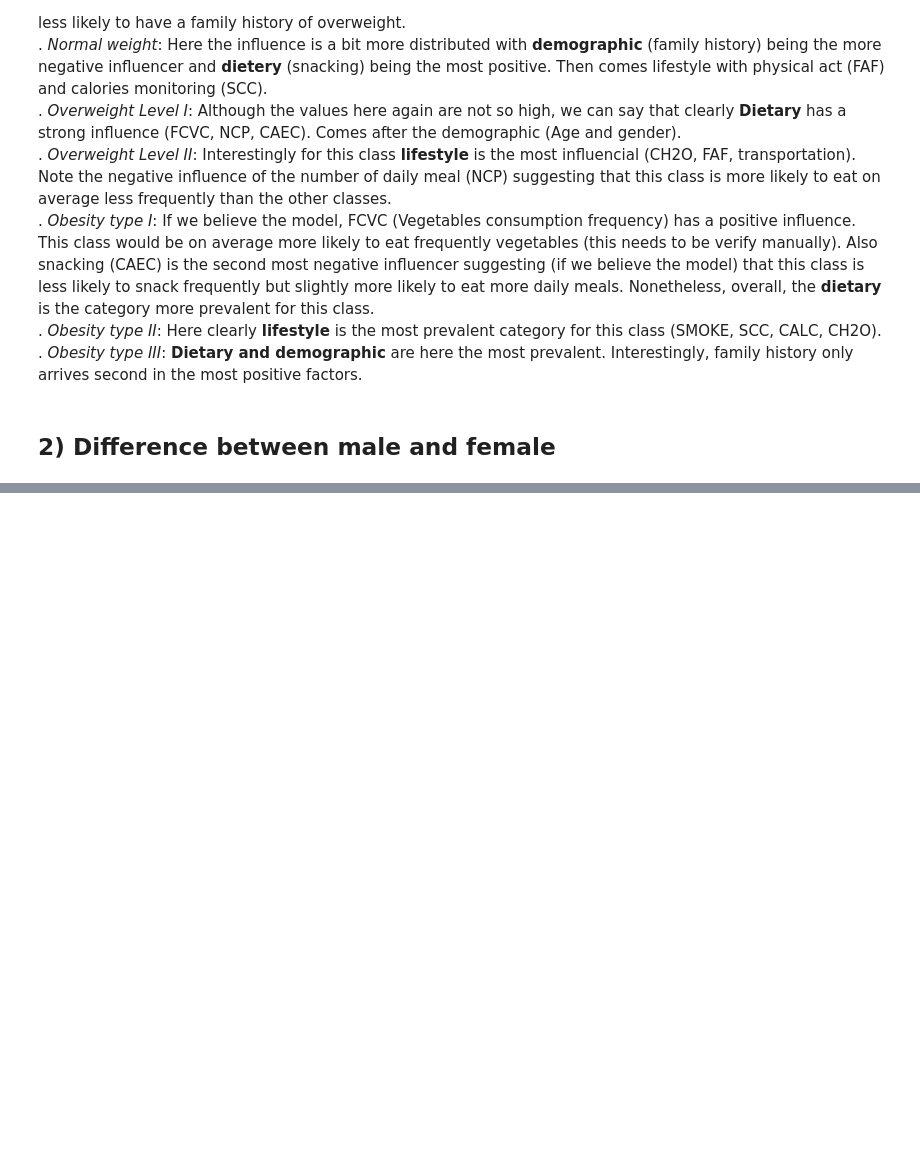
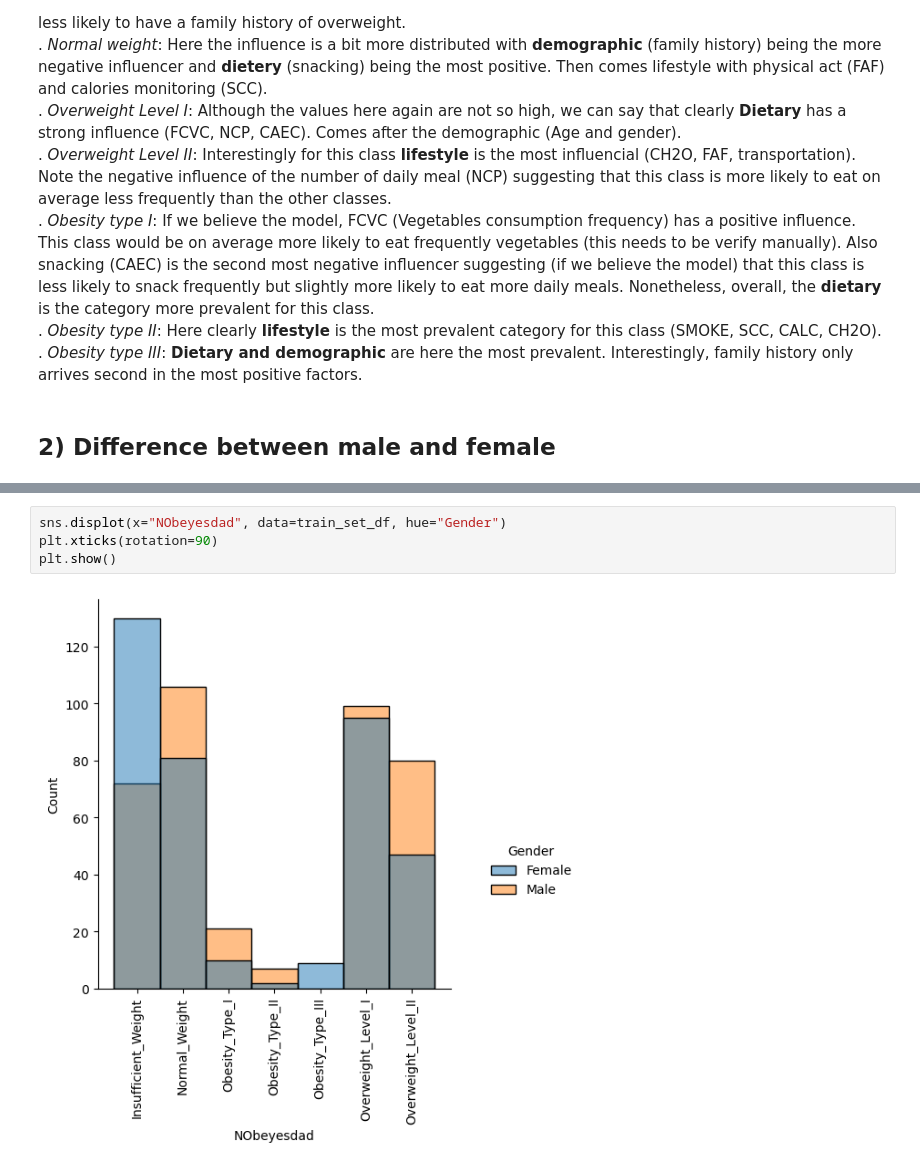
Before and after one commit to flylight-max/Individual_project_obesity, a Jupyter notebook: Untitled-1.ipynb, the cells around one changed output, grey strips where cells are left out. Saved outputs shown, nothing was run; the diff lists cells and outputs as text; blank space fills up the shorter version.

```diff
--- a/Untitled-1.ipynb
+++ b/Untitled-1.ipynb
@@ -701,0 +799,6 @@ I forgot to round X as well. I need to do that and run everything again.
+# %%
+sns.displot(x="NObeyesdad", data=train_set_df, hue="Gender")
+plt.xticks(rotation=90)
+plt.show()
+# %% [output]
+[figure, added]
```
Also changed, not shown: parts of 13 cells of this notebook.
